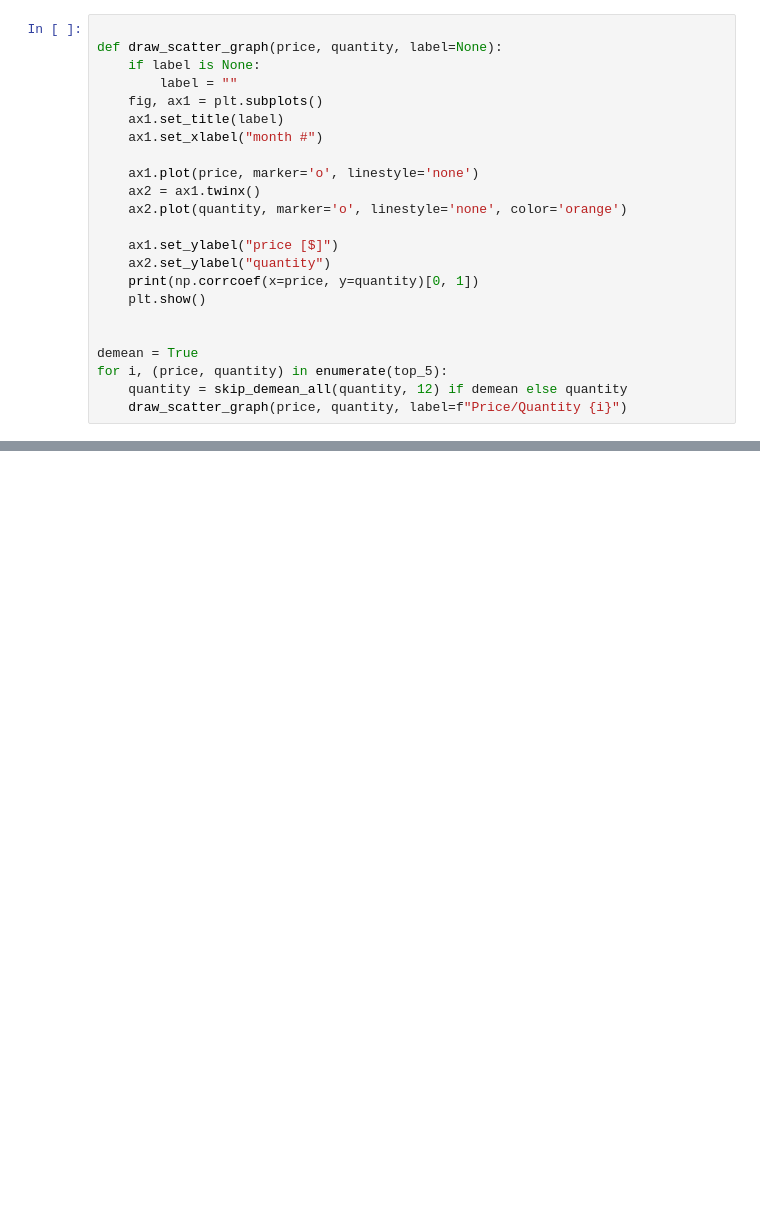
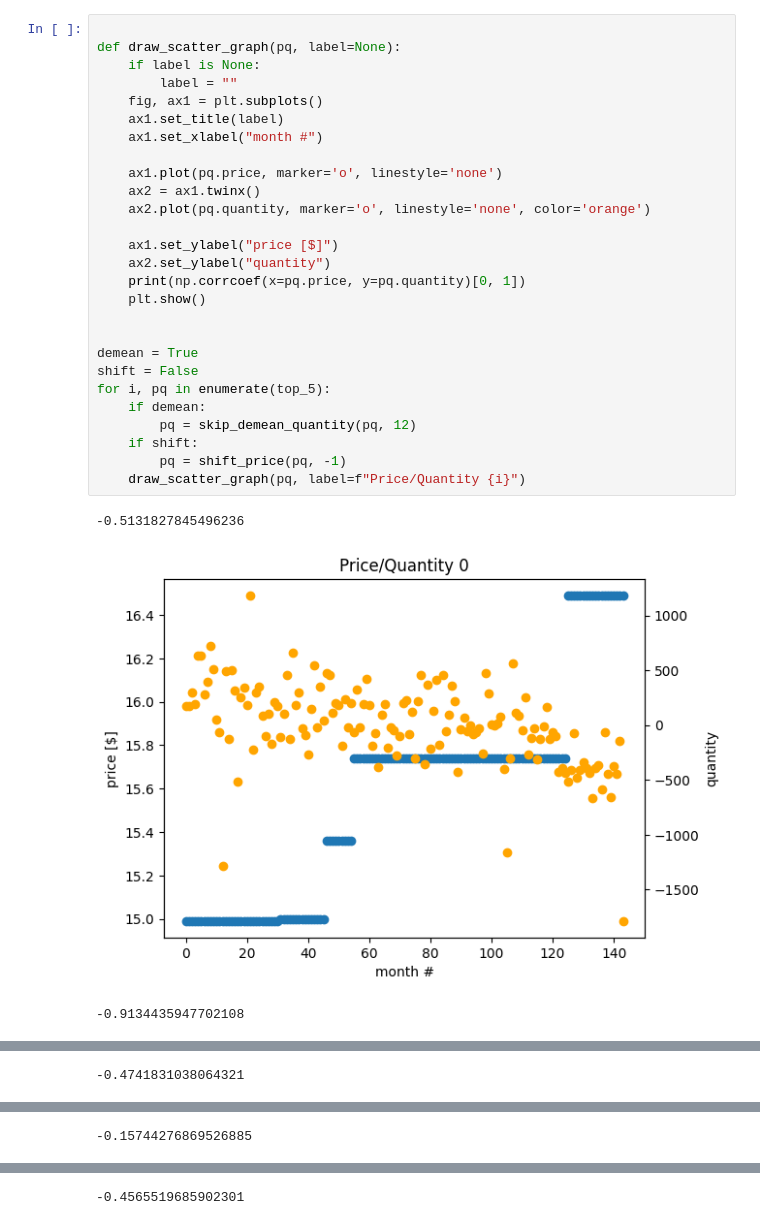
Before and after one commit to kral-alex/revenue-quantity-model, a Jupyter notebook: Plot/alcohol.ipynb, the cells around one changed output, grey strips where cells are left out. Saved outputs shown, nothing was run; the diff lists cells and outputs as text; blank space fills up the shorter version.

```diff
--- a/Plot/alcohol.ipynb
+++ b/Plot/alcohol.ipynb
@@ -28,23 +80,31 @@ plt.show()
 # %%
 
-def draw_scatter_graph(price, quantity, label=None):
+def draw_scatter_graph(pq, label=None):
     if label is None:
         label = ""
     fig, ax1 = plt.subplots()
     ax1.set_title(label)
     ax1.set_xlabel("month #")
 
-    ax1.plot(price, marker='o', linestyle='none')
+    ax1.plot(pq.price, marker='o', linestyle='none')
     ax2 = ax1.twinx()
-    ax2.plot(quantity, marker='o', linestyle='none', color='orange')
+    ax2.plot(pq.quantity, marker='o', linestyle='none', color='orange')
 
     ax1.set_ylabel("price [$]")
     ax2.set_ylabel("quantity")
-    print(np.corrcoef(x=price, y=quantity)[0, 1])
+    print(np.corrcoef(x=pq.price, y=pq.quantity)[0, 1])
     plt.show()
 
 
 demean = True
-for i, (price, quantity) in enumerate(top_5):
-    quantity = skip_demean_all(quantity, 12) if demean else quantity
-    draw_scatter_graph(price, quantity, label=f"Price/Quantity {i}")
+shift = False
+for i, pq in enumerate(top_5):
+    if demean:
+        pq = skip_demean_quantity(pq, 12)
+    if shift:
+        pq = shift_price(pq, -1)
+    draw_scatter_graph(pq, label=f"Price/Quantity {i}")
+# %% [output]
+-0.5131827845496236
+[figure, added]
+-0.9134435947702108
@@ -50,0 +112 @@ for i, (price, quantity) in enumerate(top_5):
+-0.4741831038064321
@@ -50,0 +114 @@ for i, (price, quantity) in enumerate(top_5):
+-0.15744276869526885
@@ -50,0 +116 @@ for i, (price, quantity) in enumerate(top_5):
+-0.4565519685902301
```
Also changed, not shown: parts of 8 cells of this notebook, 5 other files.
